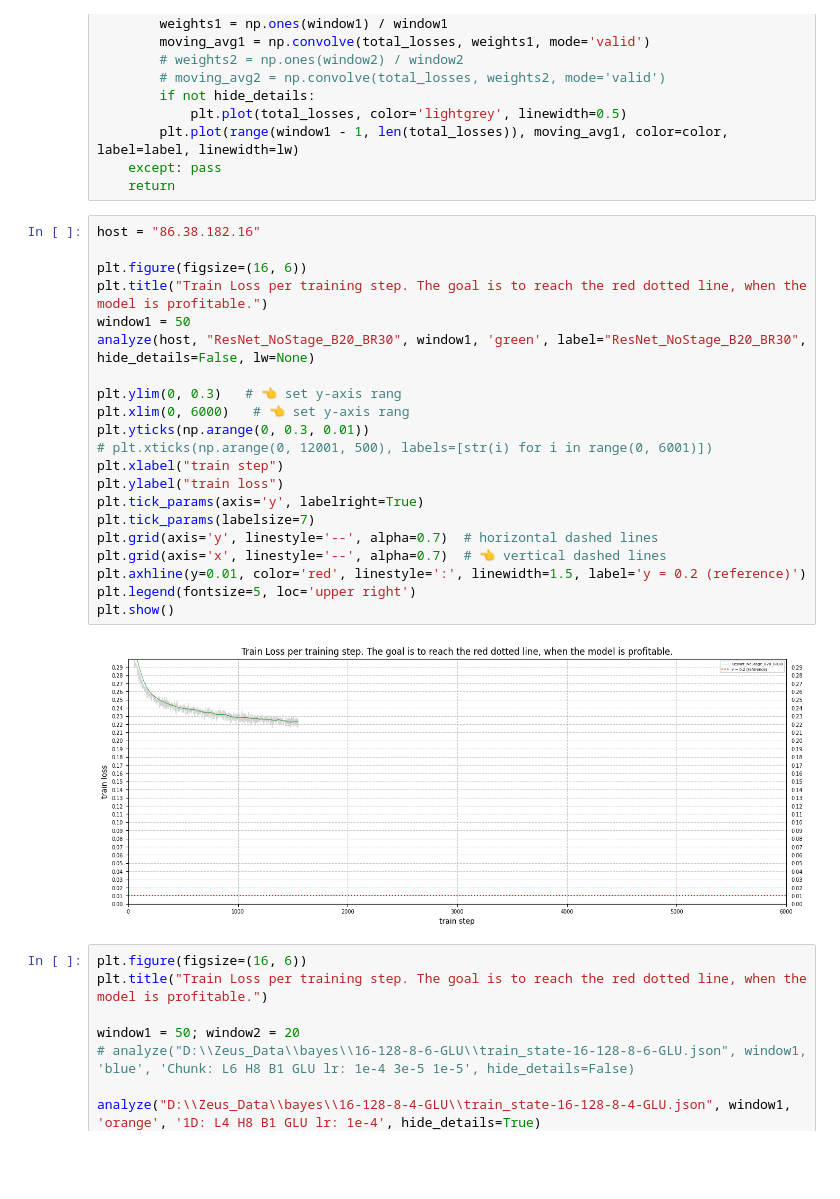
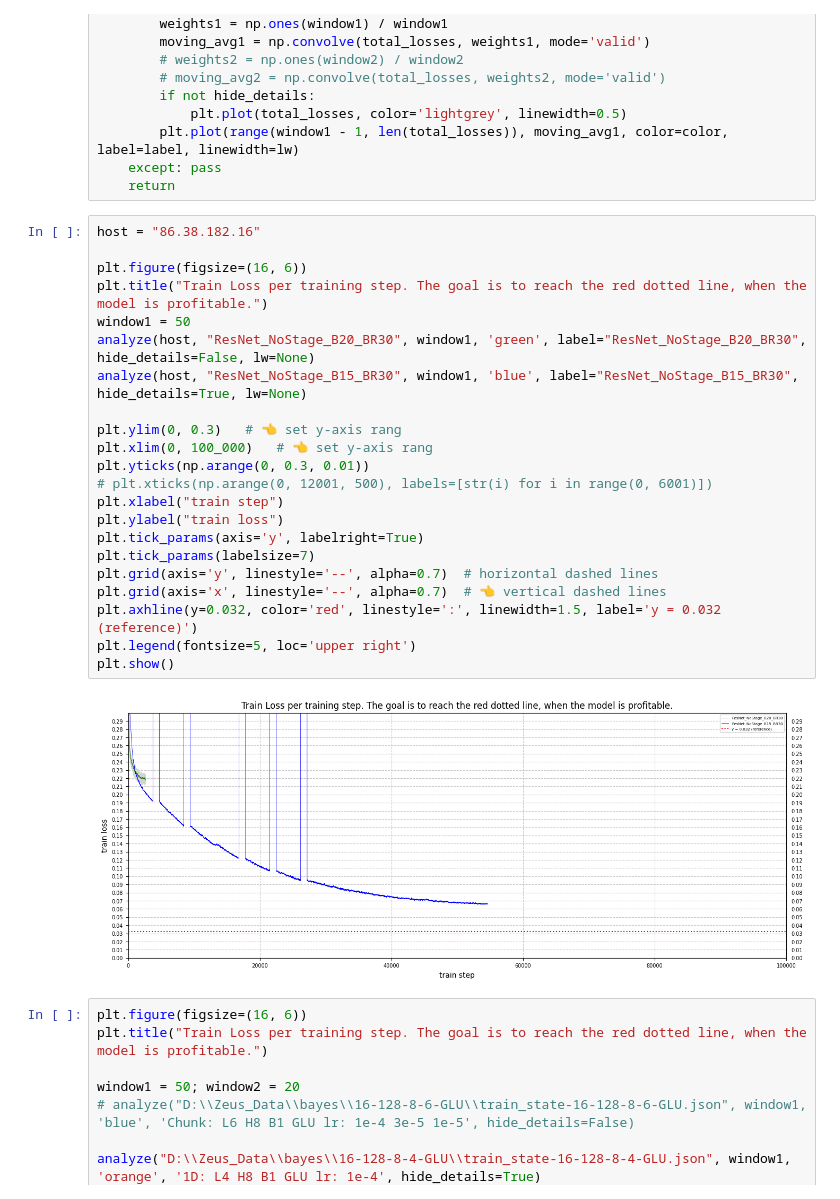
Before and after one commit to MachineLearningMike/Zeus2026, a Jupyter notebook: models/test01.ipynb, the cells around one changed output. Drawn from its saved outputs; the diff is of its cells as text; blank space fills up the shorter version.

Commit message:
commit before pulling ResNet_NoStage_B15_BR30

```diff
--- a/models/test01.ipynb
+++ b/models/test01.ipynb
@@ -42,26 +42,27 @@ def analyze(host, project, window1, color, label, hide_details=True, lw=None):
 # %%
 host = "86.38.182.16"
 
 plt.figure(figsize=(16, 6))
 plt.title("Train Loss per training step. The goal is to reach the red dotted line, when the model is profitable.")
 window1 = 50
 analyze(host, "ResNet_NoStage_B20_BR30", window1, 'green', label="ResNet_NoStage_B20_BR30", hide_details=False, lw=None)
+analyze(host, "ResNet_NoStage_B15_BR30", window1, 'blue', label="ResNet_NoStage_B15_BR30", hide_details=True, lw=None)
 
 plt.ylim(0, 0.3)   # 👈 set y-axis rang
-plt.xlim(0, 6000)   # 👈 set y-axis rang
+plt.xlim(0, 100_000)   # 👈 set y-axis rang
 plt.yticks(np.arange(0, 0.3, 0.01))
 # plt.xticks(np.arange(0, 12001, 500), labels=[str(i) for i in range(0, 6001)])
 plt.xlabel("train step")
 plt.ylabel("train loss")
 plt.tick_params(axis='y', labelright=True)
 plt.tick_params(labelsize=7)
 plt.grid(axis='y', linestyle='--', alpha=0.7)  # horizontal dashed lines
 plt.grid(axis='x', linestyle='--', alpha=0.7)  # 👈 vertical dashed lines
-plt.axhline(y=0.01, color='red', linestyle=':', linewidth=1.5, label='y = 0.2 (reference)')
+plt.axhline(y=0.032, color='red', linestyle=':', linewidth=1.5, label='y = 0.032 (reference)')
 plt.legend(fontsize=5, loc='upper right')
 plt.show()
 # %% [output]
-[figure, old version]
+[figure, new version]
 # %%
 plt.figure(figsize=(16, 6))
 plt.title("Train Loss per training step. The goal is to reach the red dotted line, when the model is profitable.")
```
Also changed, not shown: 2 other files.
